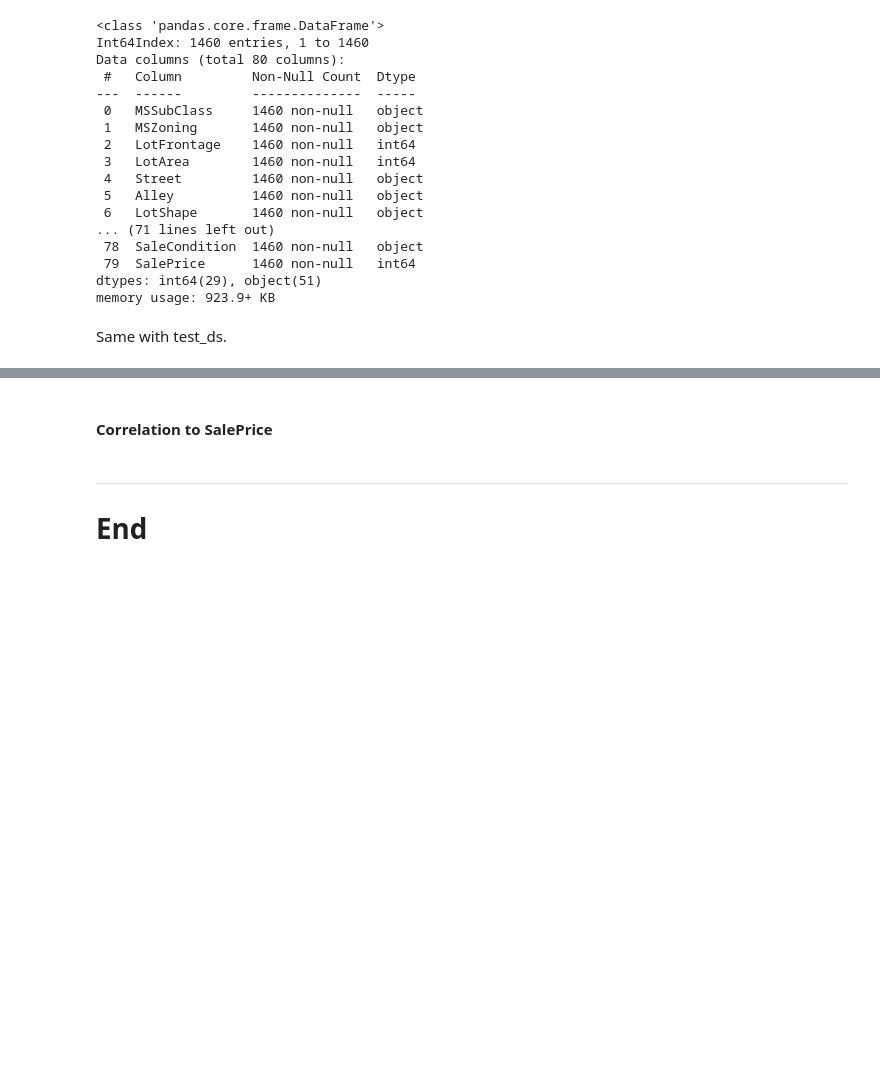
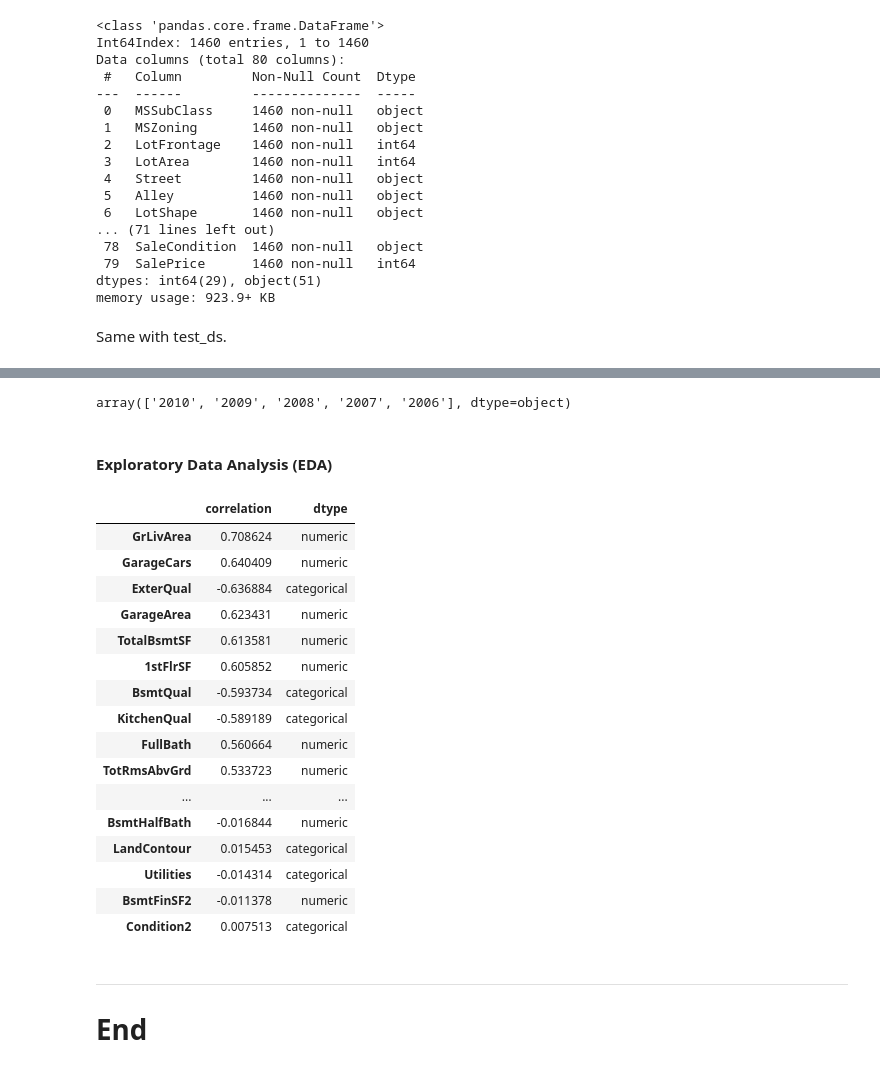
Before and after one commit to lmacakova/prices, a Jupyter notebook: house_prices.ipynb, the cells around one changed output, grey strips where cells are left out. Cells and saved outputs as stored; diff of their text form; code cells hidden in the pictures; blank space fills up the shorter version.

```diff
--- a/house_prices.ipynb
+++ b/house_prices.ipynb
@@ -170,5 +277,43 @@ Same with test_ds.
+# %%
+test_ds['YrSold'].unique()
+# %% [output]
+array(['2010', '2009', '2008', '2007', '2006'], dtype=object)
 # %% [markdown]
-#### Correlation to SalePrice
+#### Exploratory Data Analysis (EDA)
+# %%
+# Correlation of numerical and categorical variables with SalePrice in train_ds
+# Numerical correlations
+num_corr = train_ds.select_dtypes(include=[np.number]).corr()['SalePrice'].drop('SalePrice').sort_values(ascending=False)
+# Categorical correlations: label-encode each categorical column then compute Pearson correlation with SalePrice
+cat_cols = [c for c in cat_vars if c in train_ds.columns]
+cat_encoded = train_ds[cat_cols].apply(lambda col: le().fit_transform(col))
+cat_corr = cat_encoded.corrwith(train_ds['SalePrice']).dropna().sort_values(ascending=False)
+# Combine into a single DataFrame and sort by absolute correlation
+corr_df = pd.concat([num_corr.rename('correlation'), cat_corr.rename('correlation')], axis=0).to_frame()
+corr_df['dtype'] = ['numeric'] * len(num_corr) + ['categorical'] * len(cat_corr)
+corr_df = corr_df.sort_values(by='correlation', key=lambda s: s.abs(), ascending=False)
+pd.set_option('display.max_rows', None)
+pd.set_option('display.max_columns', None)
+corr_df_sorted = corr_df.sort_values(by='correlation', key=lambda s: s.abs(), ascending=False)
+corr_df_sorted
+# %% [output]
+|  | correlation | dtype |
+| GrLivArea | 0.708624 | numeric |
+| GarageCars | 0.640409 | numeric |
+| ExterQual | -0.636884 | categorical |
+| GarageArea | 0.623431 | numeric |
+| TotalBsmtSF | 0.613581 | numeric |
+| 1stFlrSF | 0.605852 | numeric |
+| BsmtQual | -0.593734 | categorical |
+| KitchenQual | -0.589189 | categorical |
+| FullBath | 0.560664 | numeric |
+| TotRmsAbvGrd | 0.533723 | numeric |
+| ... | ... | ... |
+| BsmtHalfBath | -0.016844 | numeric |
+| LandContour | 0.015453 | categorical |
+| Utilities | -0.014314 | categorical |
+| BsmtFinSF2 | -0.011378 | numeric |
+| Condition2 | 0.007513 | categorical |
 # %% [markdown]
 ----
 # End
```
Also changed, not shown: parts of 11 cells of this notebook.
